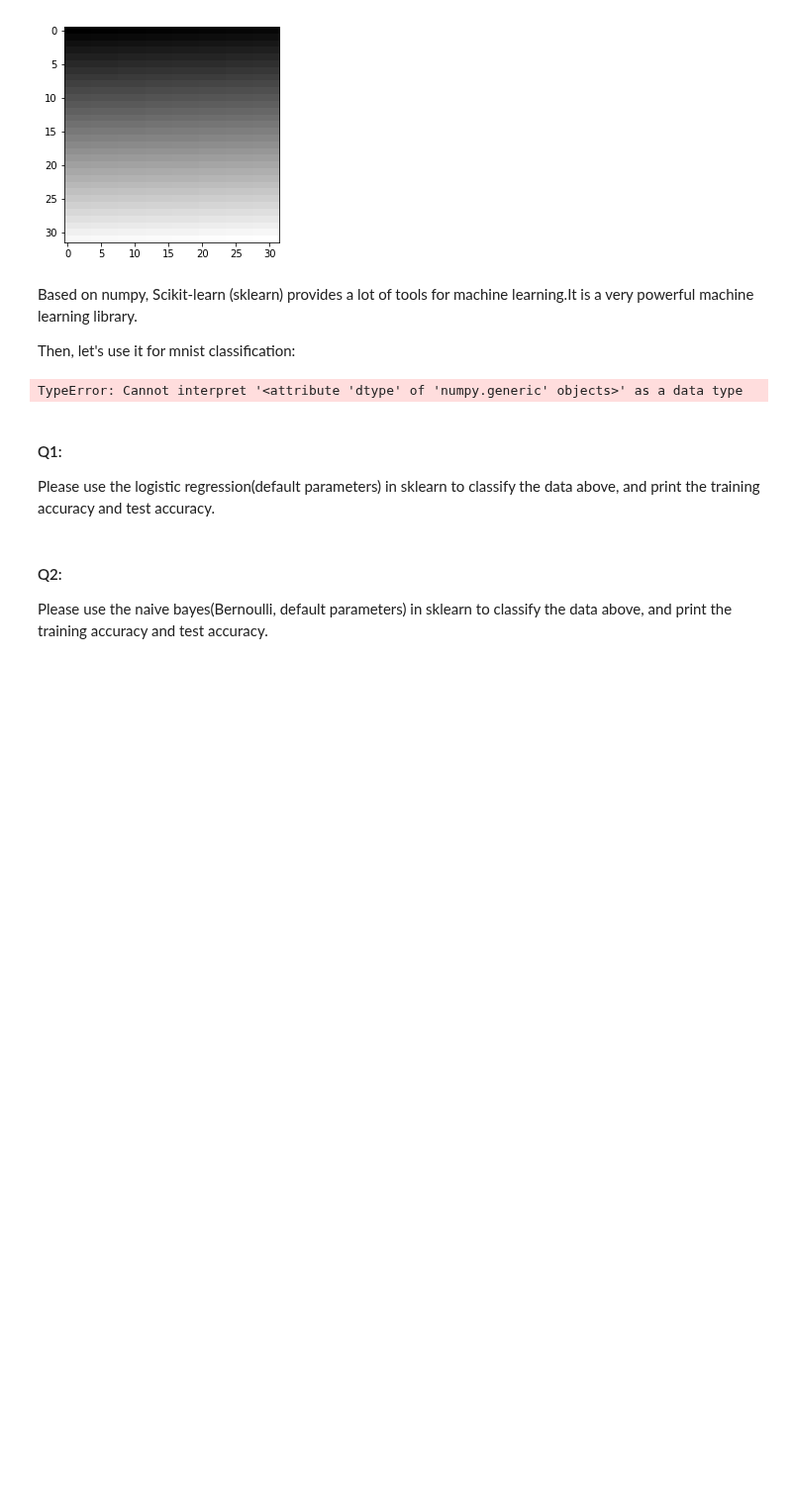
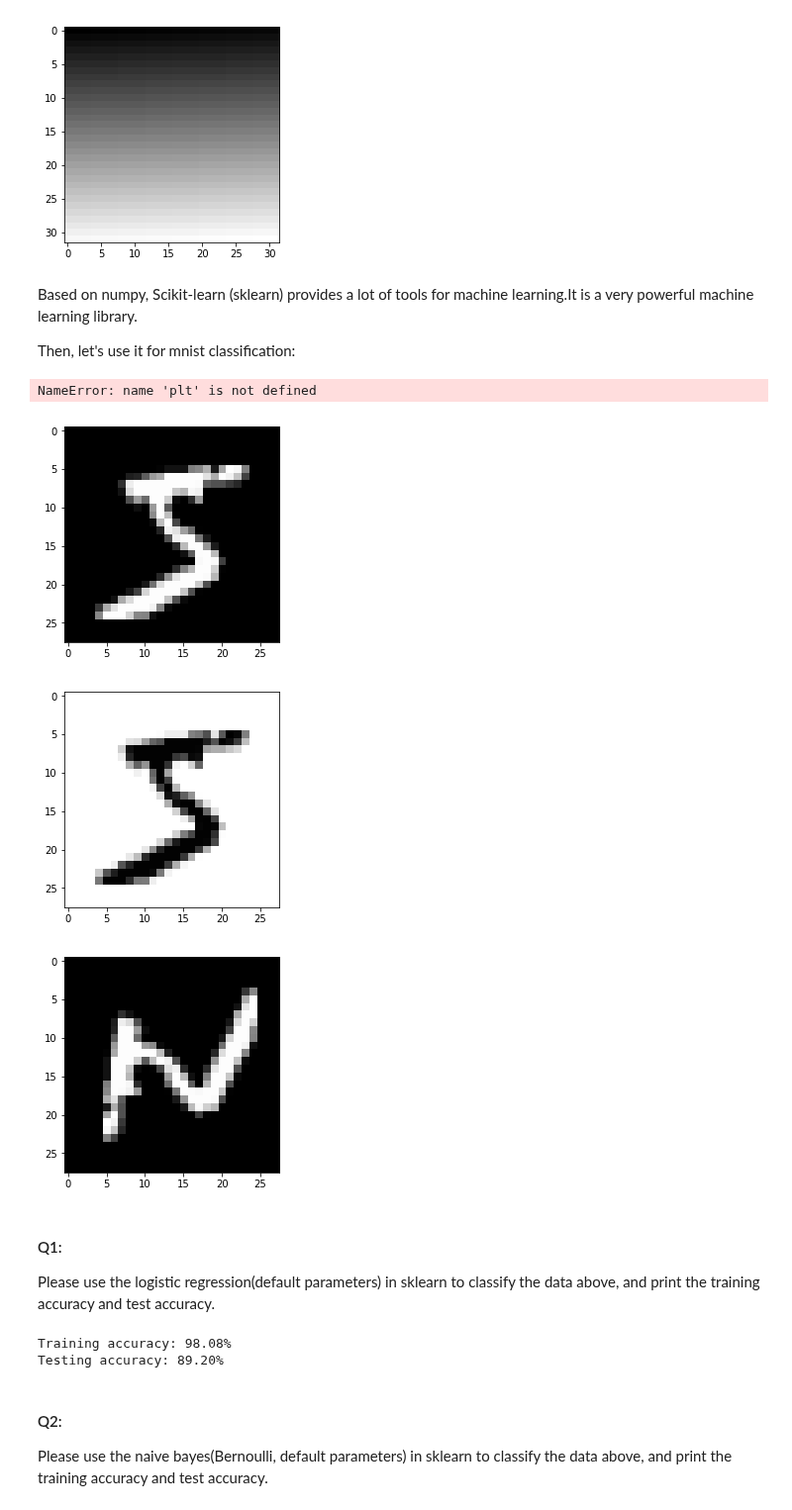
Before and after one commit to liaaabegin/mnist_tutorial, a Jupyter notebook: numpy_matplotlib_sklearn.ipynb, the cells around one changed output. Shown at 99% size. Saved outputs shown, nothing was run; the diff lists cells and outputs as text; code cells hidden in the pictures; blank space fills up the shorter version.

Commit message:
sklearn

```diff
--- a/numpy_matplotlib_sklearn.ipynb
+++ b/numpy_matplotlib_sklearn.ipynb
@@ -72,31 +72,35 @@ plt.show()
 Based on numpy, Scikit-learn (sklearn) provides a lot of tools for machine learning.It is a very powerful machine learning library.
 
 Then, let's use it for mnist classification:
+# %%
+from sklearn.datasets import fetch_openml
+import matplotlib.pyplot as plt
+# download and load mnist data from https://www.openml.org/d/554
+# for this tutorial, the data have been downloaded already in './scikit_learn_data'
+X, Y = fetch_openml('mnist_784', version=1, data_home='./scikit_learn_data', return_X_y=True)
+# %% [output]
+NameError: name 'plt' is not defined
 # %%
-from sklearn.datasets import fetch_openml
-
-# download and load mnist data from https://www.openml.org/d/554
-# for this tutorial, the data have been downloaded already in './scikit_learn_data'
-X, Y = fetch_openml('mnist_784', version=1, data_home='./scikit_learn_data', return_X_y=True)
-
 # make the value of pixels from [0, 255] to [0, 1] for further process
 X = X / 255.
 
 # print the first image of the dataset
-img1 = X[0].reshape(28, 28)
+img1 = X.values[0].reshape(28, 28)
 plt.imshow(img1, cmap='gray')
 plt.show()
 
 # print the images after simple transformation
 img2 = 1 - img1
 plt.imshow(img2, cmap='gray')
 plt.show()
 
 img3 = img1.transpose()
 plt.imshow(img3, cmap='gray')
 plt.show()
 # %% [output]
-TypeError: Cannot interpret '<attribute 'dtype' of 'numpy.generic' objects>' as a data type
+[figure, added]
+[figure, added]
+[figure, added]
 # %%
 # split data to train and test (for faster calculation, just use 1/10 data)
 from sklearn.model_selection import train_test_split
@@ -109,12 +119,17 @@ Please use the logistic regression(default parameters) in sklearn to classify th
 from sklearn.linear_model import LogisticRegression
 from sklearn import metrics
 
-clf = LogisticRegression.fit(X_train, Y_train)
+clf = LogisticRegression(max_iter=1000, C = 0.1).fit(X_train, Y_train)
 
+train_accuracy = clf.score(X_train, Y_train)
+test_accuracy = clf.score(X_test, Y_test)
 
 
 print('Training accuracy: %0.2f%%' % (train_accuracy*100))
 print('Testing accuracy: %0.2f%%' % (test_accuracy*100))
+# %% [output]
+Training accuracy: 98.08%
+Testing accuracy: 89.20%
 # %% [markdown]
 #### Q2:
 Please use the naive bayes(Bernoulli, default parameters) in sklearn to classify the data above, and print the training accuracy and test accuracy.
```
Also changed, not shown: parts of 5 cells of this notebook.
